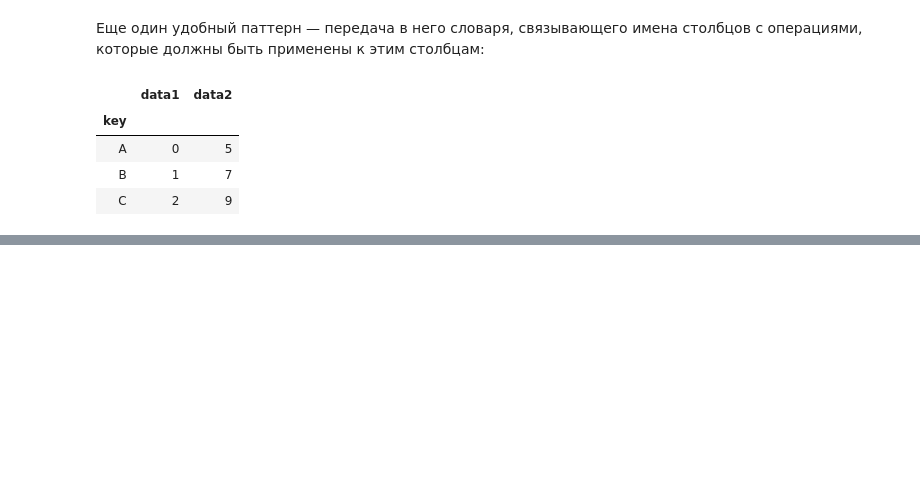
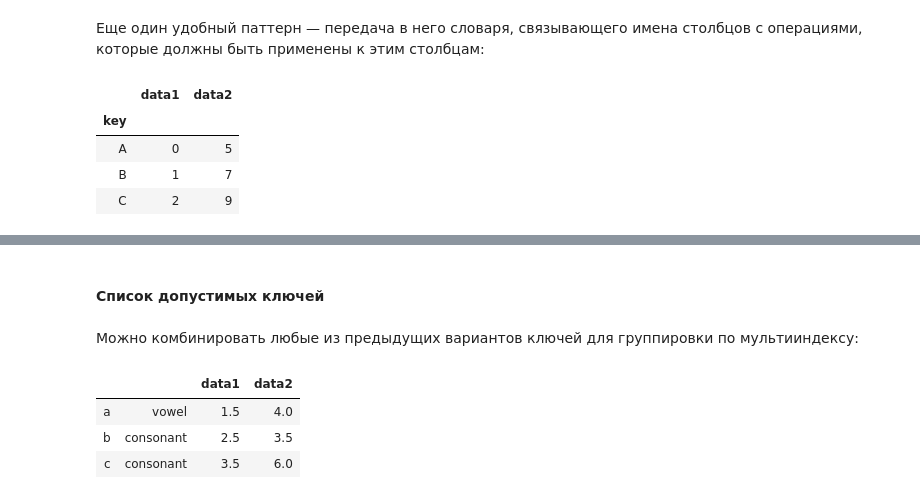
Before and after one commit to rusantsovsv/pandas_tr, a Jupyter notebook: 07.Pandas_agr_group.ipynb, the cells around one changed output, grey strips where cells are left out. Saved outputs shown, nothing was run; the diff lists cells and outputs as text; code cells hidden in the pictures; blank space fills up the shorter version.

```diff
--- a/07.Pandas_agr_group.ipynb
+++ b/07.Pandas_agr_group.ipynb
@@ -315,0 +472,4 @@ df.groupby('key').aggregate({'data1': 'min', 'data2': 'max'})
+# %%
+df2 = df.set_index('key')
+mapping = {'A': 'vowel', 'B': 'consonant', 'C': 'consonant'}
+print(df2); print(); print(df2.groupby(mapping).sum())
@@ -315,0 +512,11 @@ df.groupby('key').aggregate({'data1': 'min', 'data2': 'max'})
+# %% [markdown]
+#### Список допустимых ключей
+# %% [markdown]
+Можно комбинировать любые из предыдущих вариантов ключей для группировки по мультииндексу:
+# %%
+df2.groupby([str.lower, mapping]).mean()
+# %% [output]
+|  |  | data1 | data2 |
+| a | vowel | 1.5 | 4.0 |
+| b | consonant | 2.5 | 3.5 |
+| c | consonant | 3.5 | 6.0 |
```
Also changed, not shown: parts of 31 cells of this notebook.
